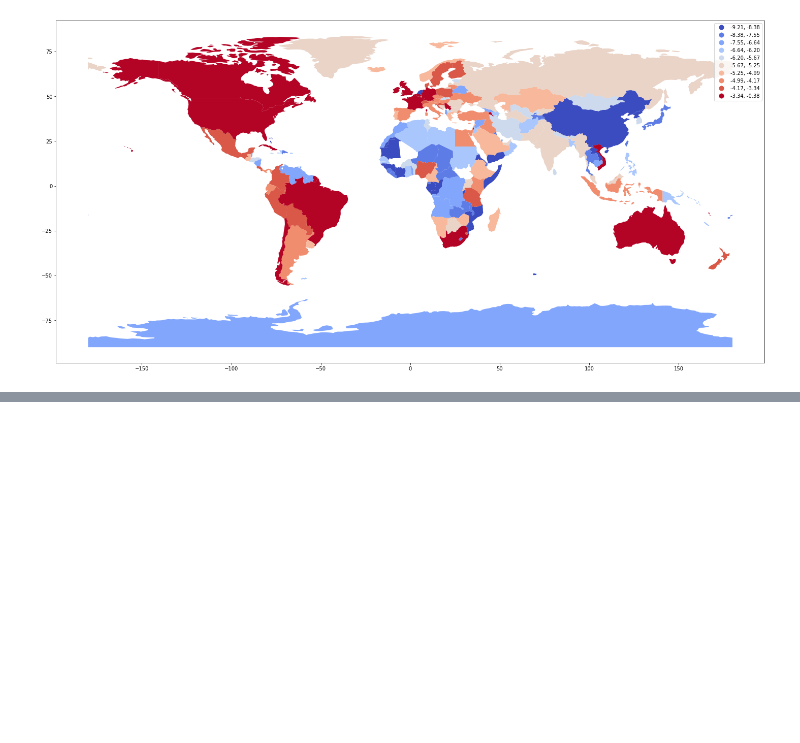
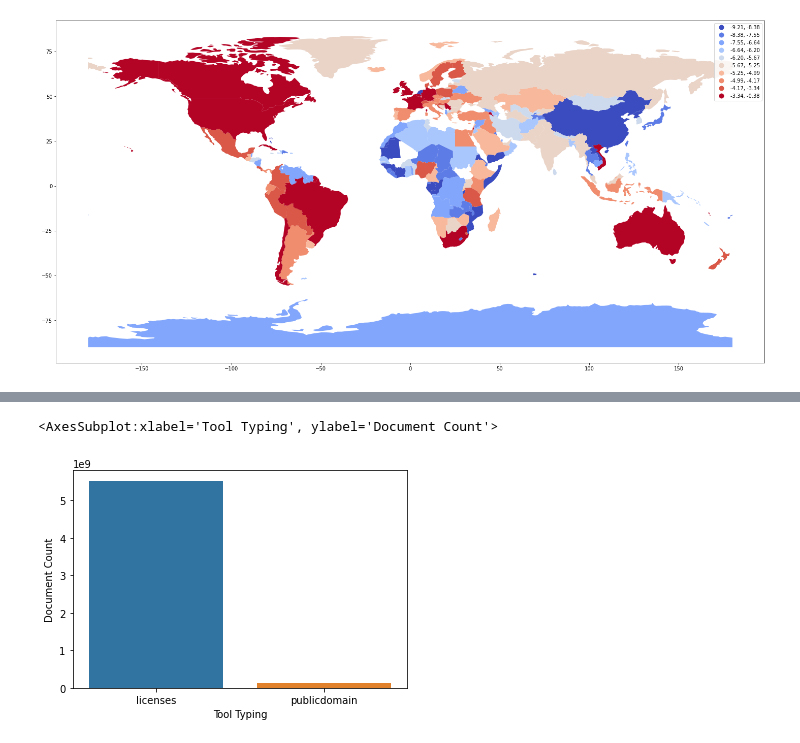
Before and after one commit to creativecommons/quantifying, a Jupyter notebook: visualization/visualization_engineering.ipynb, the cells around one changed output, grey strips where cells are left out. Saved outputs shown, nothing was run; the diff lists cells and outputs as text; code cells hidden in the pictures; blank space fills up the shorter version.

Commit message:
Completed up to expected Diagram 8

```diff
--- a/visualization/visualization_engineering.ipynb
+++ b/visualization/visualization_engineering.ipynb
@@ -880,0 +963,8 @@ geo_google_country_data_merged.plot(
+# %%
+wikipedia_license_lang_data_diag_3 = wikipedia_license_lang_data\
+    .iloc[:, [0, 1, -9, -8, -7, -6, -5, -4, -3, -2, -1]]\
+    .rename(columns = {"pages": "Document Count"})\
+    .assign(
+        Platform=["Wikipedia"] * wikipedia_license_lang_data.shape[0]
+    )
+wikipedia_license_lang_data_diag_3.head(1)
@@ -880,0 +974,10 @@ geo_google_country_data_merged.plot(
+# %%
+youtube_time_licensed_diag_3 = youtube_time_licensed\
+    .iloc[:, [i for i in range(youtube_time_licensed.shape[1]) if i != 1]]
+youtube_time_licensed_diag_3.iloc[0, 1] = \
+    np.sum(youtube_time_licensed_diag_3["Document Count"])
+youtube_time_licensed_diag_3 = youtube_time_licensed_diag_3[0:1]
+youtube_time_licensed_diag_3 = youtube_time_licensed_diag_3.assign(
+    Platform=["YouTube"] * youtube_time_licensed_diag_3.shape[0]
+)
+youtube_time_licensed_diag_3
@@ -880,0 +989,16 @@ geo_google_country_data_merged.plot(
+# %%
+all_platforms_concat_diag_3 = pd.concat(
+    [
+        deviantart_license_data_diag_3,
+        flickr_license_data_diag_3,
+        google_license_data_diag_3,
+        ia_license_data_diag_3,
+        metmuseum_license_data_diag_3,
+        vimeo_license_data_diag_3,
+        wikicommons_license_data_diag_3,
+        wikipedia_license_lang_data_diag_3,
+        youtube_time_licensed_diag_3
+    ],
+    axis = 0
+)
+all_platforms_concat_diag_3.sample(5)
@@ -880,0 +1012,13 @@ geo_google_country_data_merged.plot(
+# %%
+tool_typing_merge_d3 = all_platforms_concat_diag_3[
+    ["Tool Typing", "Document Count"]
+].groupby("Tool Typing").sum().iloc[1:].reset_index()
+
+sns.barplot(
+    data = tool_typing_merge_d3,
+    x = "Tool Typing",
+    y = "Document Count"
+)
+# %% [output]
+<AxesSubplot:xlabel='Tool Typing', ylabel='Document Count'>
+[figure, added]
```
Also changed, not shown: parts of 35 cells of this notebook.
